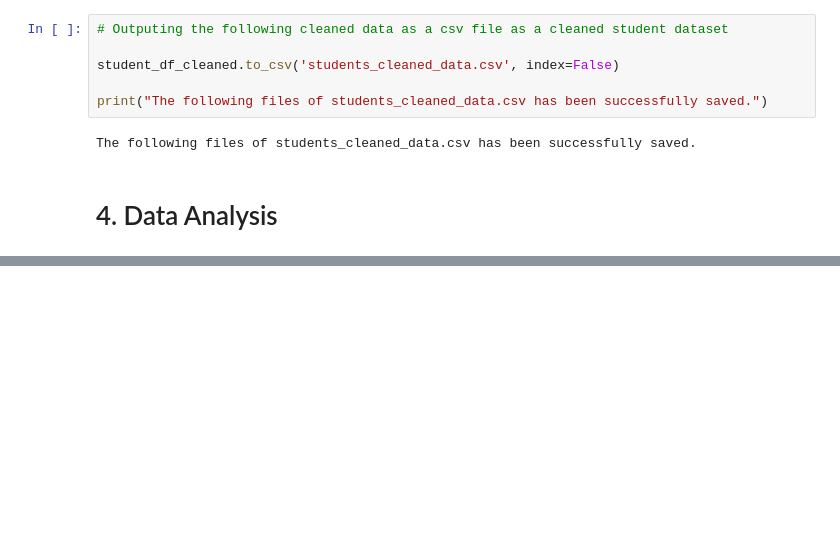
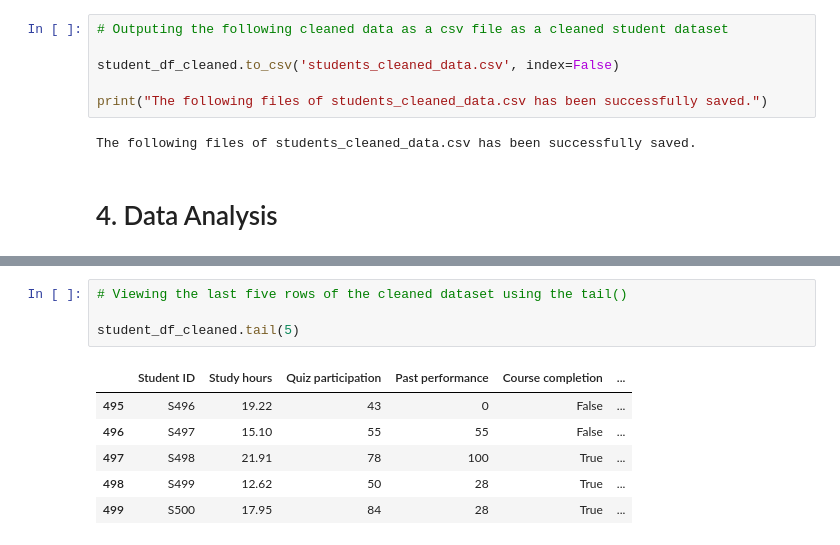
Before and after one commit to x26137216/CA1_AI_Programming, a Jupyter notebook: CA1_AI_Programming.ipynb, the cells around one changed output, grey strips where cells are left out. Cells and saved outputs as stored; diff of their text form; blank space fills up the shorter version.

```diff
--- a/CA1_AI_Programming.ipynb
+++ b/CA1_AI_Programming.ipynb
@@ -399,0 +413,11 @@ The following files of students_cleaned_data.csv has been successfully saved.
+# %%
+# Viewing the last five rows of the cleaned dataset using the tail()
+
+student_df_cleaned.tail(5)
+# %% [output]
+|  | Student ID | Study hours | Quiz participation | Past performance | Course completion | ... |
+| 495 | S496 | 19.22 | 43 | 0 | False | ... |
+| 496 | S497 | 15.10 | 55 | 55 | False | ... |
+| 497 | S498 | 21.91 | 78 | 100 | True | ... |
+| 498 | S499 | 12.62 | 50 | 28 | True | ... |
+| 499 | S500 | 17.95 | 84 | 28 | True | ... |
```
Also changed, not shown: parts of 2 cells of this notebook.
